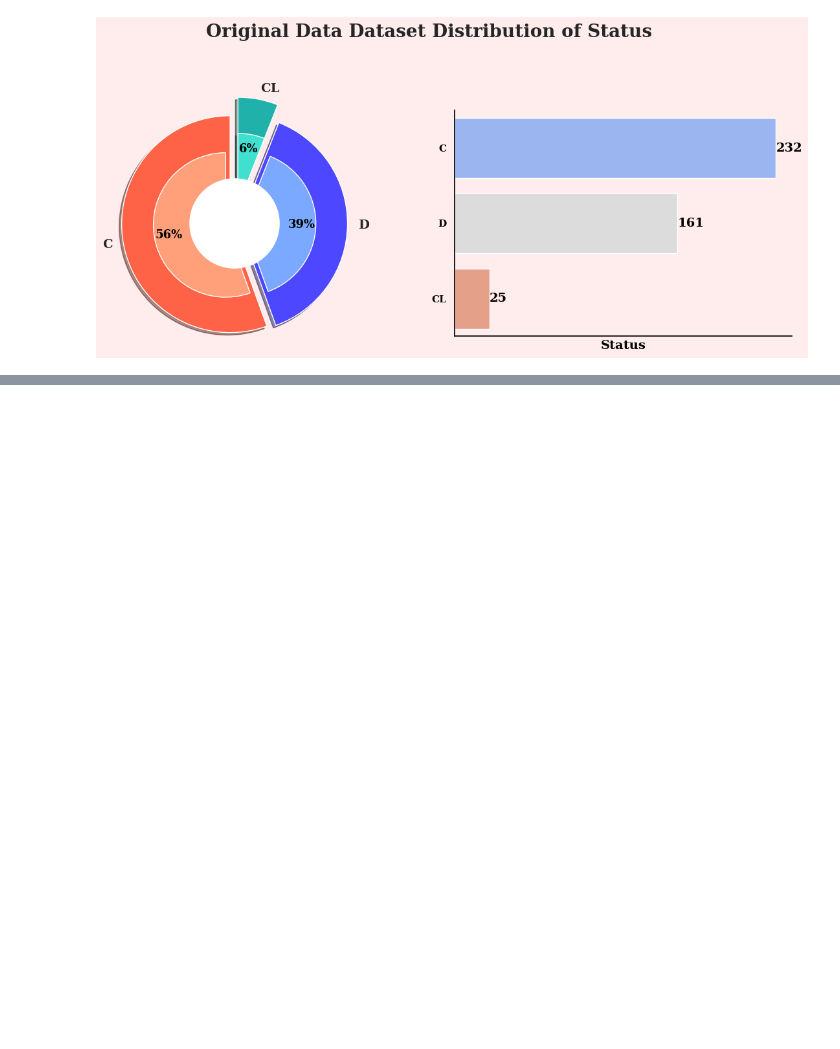
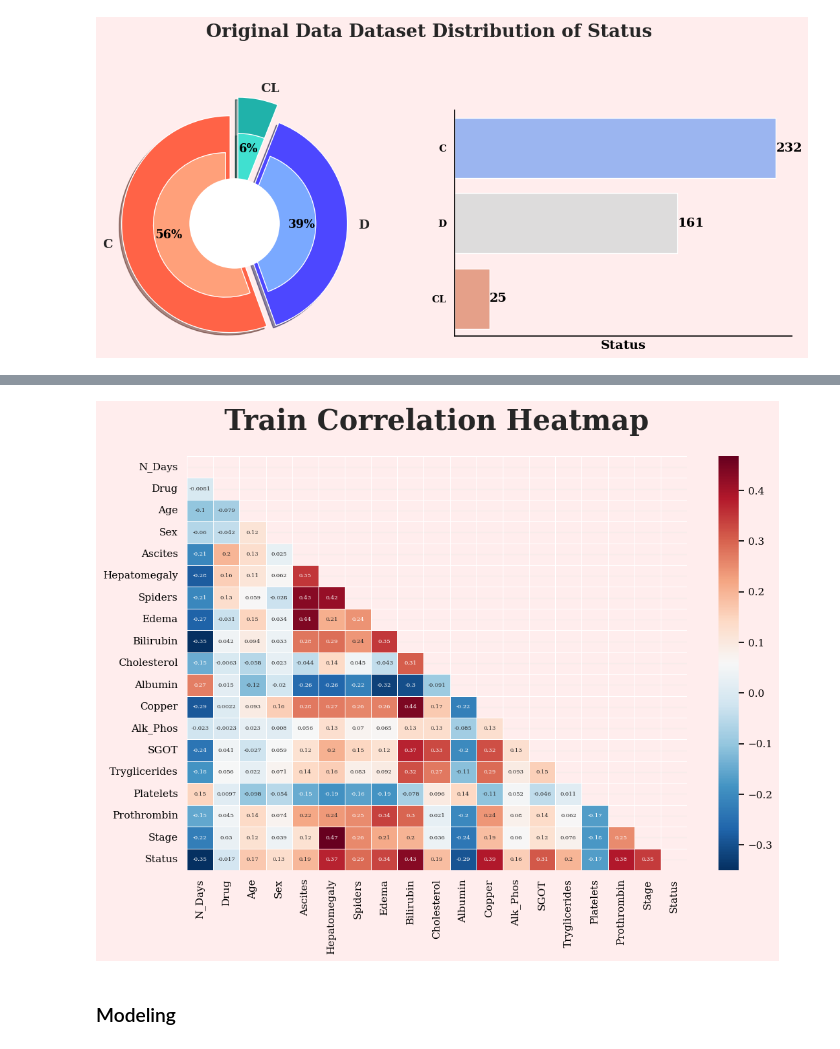
Before and after one commit to M1kE01/s3e26_kaggle, a Jupyter notebook: s3e26.ipynb, the cells around one changed output, grey strips where cells are left out. Saved outputs shown, nothing was run; the diff lists cells and outputs as text; code cells hidden in the pictures; blank space fills up the shorter version.

```diff
--- a/s3e26.ipynb
+++ b/s3e26.ipynb
@@ -2127,0 +2185,9 @@ plot_count(orig_data, ['Status'], 'Original Data')
+# %%
+target_col = 'Status'
+train_cat_cols = train.select_dtypes(include=['object']).columns
+
+for col in train_cat_cols:
+    label_encoder = LabelEncoder()
+    train[col] = label_encoder.fit_transform(train[col])
+    if col != target_col:
+        test[col] = label_encoder.transform(test[col])
@@ -2127,0 +2213,4 @@ plot_count(orig_data, ['Status'], 'Original Data')
+# %%
+plot_correlation_heatmap(train, 'Status', 'Train Correlation Heatmap')
+# %% [output]
+[figure, added]
@@ -2127,0 +2220,2 @@ plot_count(orig_data, ['Status'], 'Original Data')
+# %% [markdown]
+### Modeling
```
Also changed, not shown: parts of 8 cells of this notebook.
